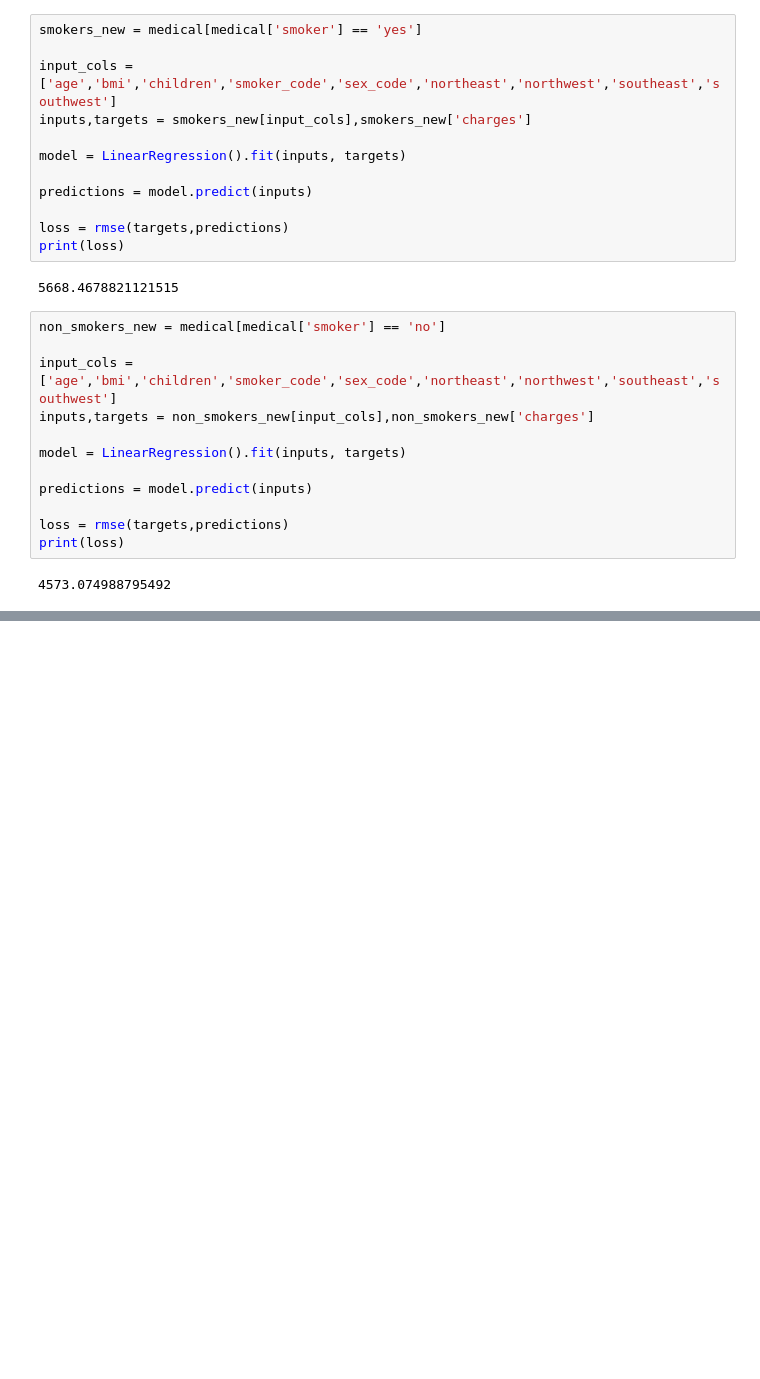
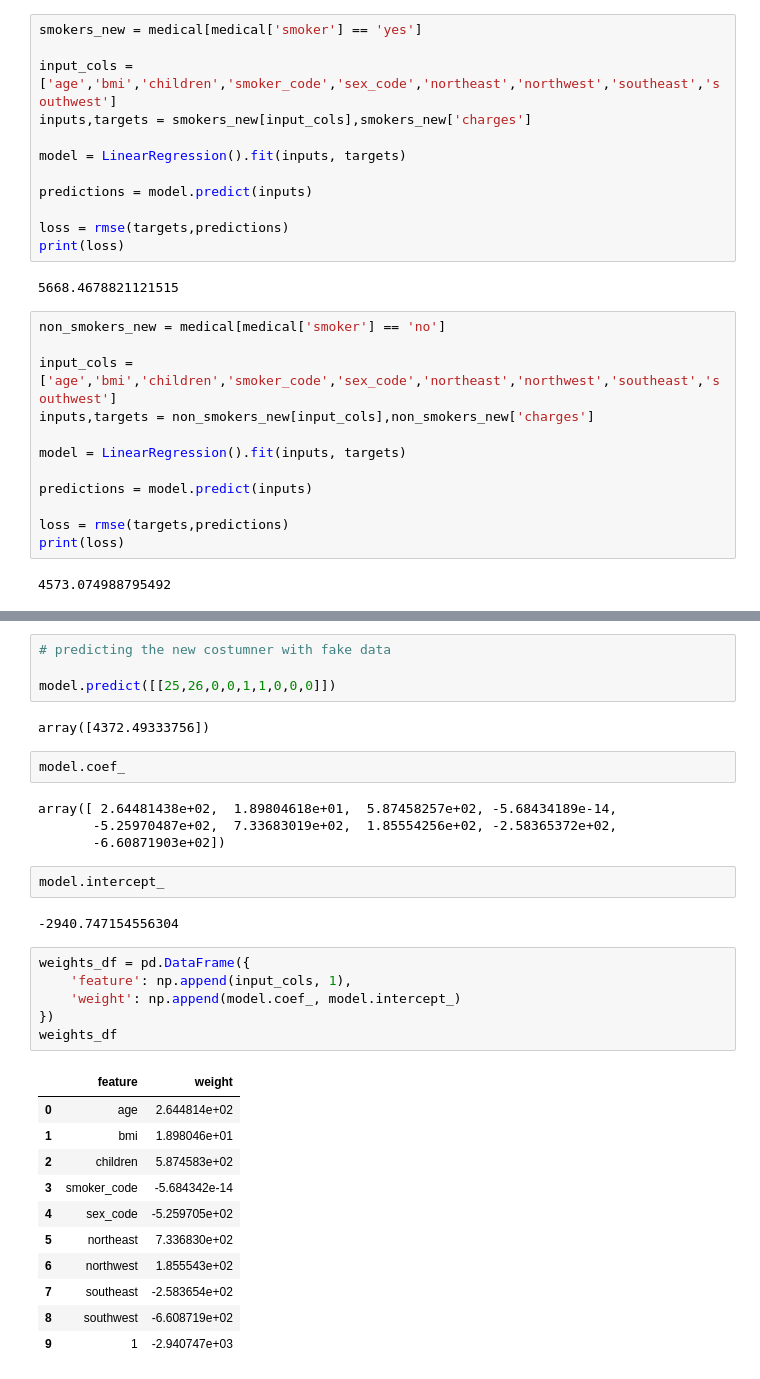
Before and after one commit to heyrobin/Medical-Expenses--ML, a Jupyter notebook: Predicting_Medical_Expenses_using_Linear_Regression.ipynb, the cells around one changed output, grey strips where cells are left out. Saved outputs shown, nothing was run; the diff lists cells and outputs as text; blank space fills up the shorter version.

```diff
--- a/Predicting_Medical_Expenses_using_Linear_Regression.ipynb
+++ b/Predicting_Medical_Expenses_using_Linear_Regression.ipynb
@@ -689,0 +705,34 @@ print(loss)
+# %%
+# predicting the new costumner with fake data
+
+model.predict([[25,26,0,0,1,1,0,0,0]])
+# %% [output]
+array([4372.49333756])
+# %%
+model.coef_
+# %% [output]
+array([ 2.64481438e+02,  1.89804618e+01,  5.87458257e+02, -5.68434189e-14,
+       -5.25970487e+02,  7.33683019e+02,  1.85554256e+02, -2.58365372e+02,
+       -6.60871903e+02])
+# %%
+model.intercept_
+# %% [output]
+-2940.747154556304
+# %%
+weights_df = pd.DataFrame({
+    'feature': np.append(input_cols, 1),
+    'weight': np.append(model.coef_, model.intercept_)
+})
+weights_df
+# %% [output]
+|  | feature | weight |
+| 0 | age | 2.644814e+02 |
+| 1 | bmi | 1.898046e+01 |
+| 2 | children | 5.874583e+02 |
+| 3 | smoker_code | -5.684342e-14 |
+| 4 | sex_code | -5.259705e+02 |
+| 5 | northeast | 7.336830e+02 |
+| 6 | northwest | 1.855543e+02 |
+| 7 | southeast | -2.583654e+02 |
+| 8 | southwest | -6.608719e+02 |
+| 9 | 1 | -2.940747e+03 |
```
Also changed, not shown: parts of 15 cells of this notebook.
